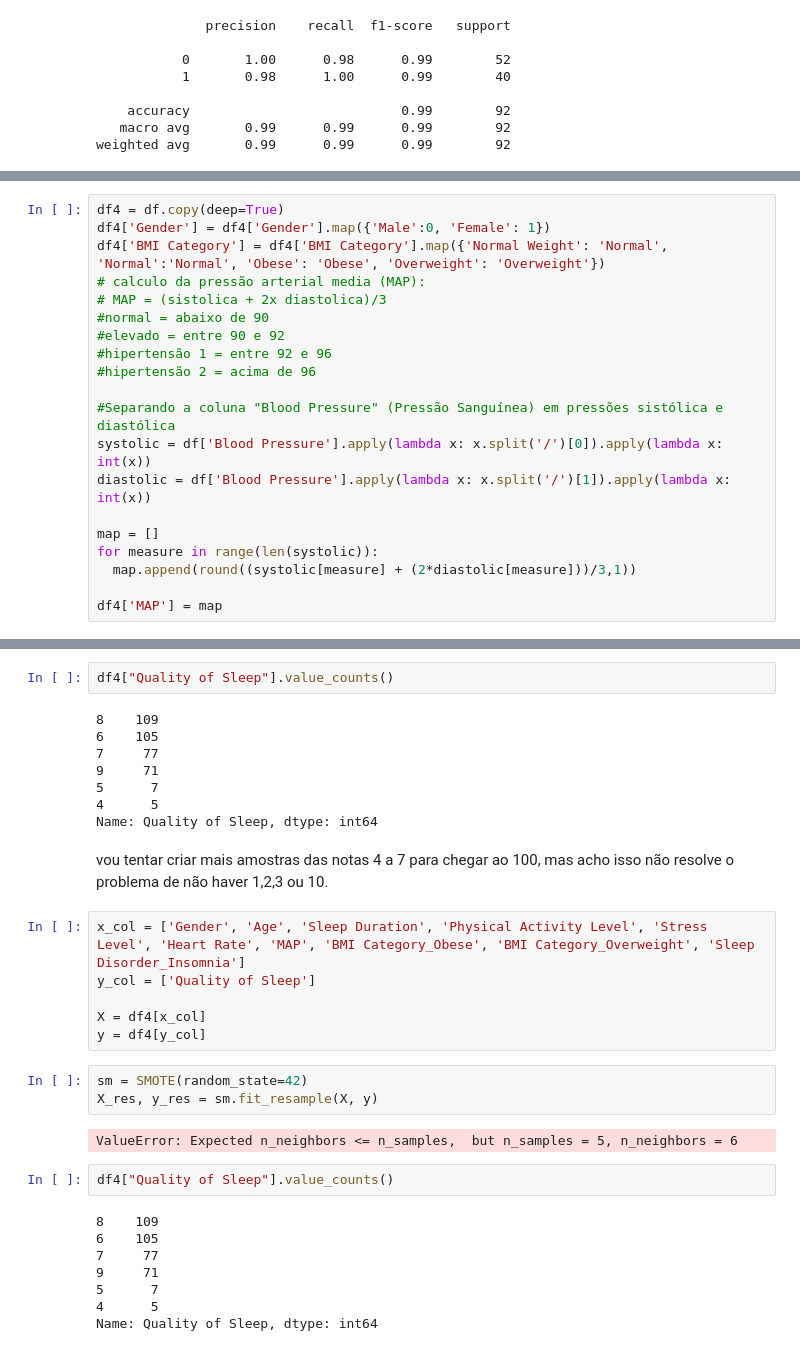
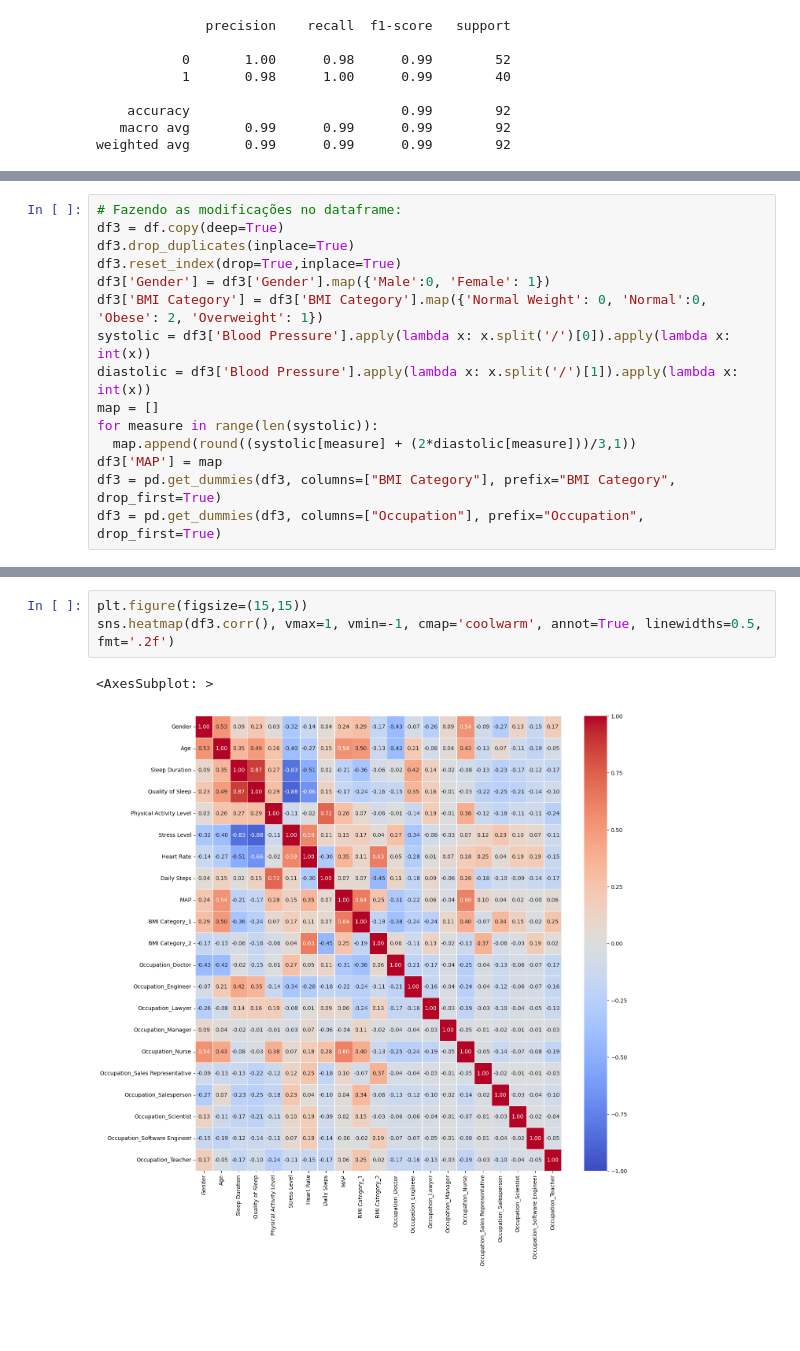
Before and after one commit to juliamuto/projeto_machine_learning_I, a Jupyter notebook: projeto.ipynb, the cells around one changed output, grey strips where cells are left out. Cells and saved outputs as stored; diff of their text form; blank space fills up the shorter version.

```diff
--- a/projeto.ipynb
+++ b/projeto.ipynb
@@ -893,20 +848,15 @@ df4 = df.copy(deep=True)
 # %%
-df4 = df.copy(deep=True)
-df4['Gender'] = df4['Gender'].map({'Male':0, 'Female': 1})
-df4['BMI Category'] = df4['BMI Category'].map({'Normal Weight': 'Normal', 'Normal':'Normal', 'Obese': 'Obese', 'Overweight': 'Overweight'})
-# calculo da pressão arterial media (MAP):
-# MAP = (sistolica + 2x diastolica)/3
-#normal = abaixo de 90
-#elevado = entre 90 e 92
-#hipertensão 1 = entre 92 e 96
-#hipertensão 2 = acima de 96
-
-#Separando a coluna "Blood Pressure" (Pressão Sanguínea) em pressões sistólica e diastólica
-systolic = df['Blood Pressure'].apply(lambda x: x.split('/')[0]).apply(lambda x: int(x))
-diastolic = df['Blood Pressure'].apply(lambda x: x.split('/')[1]).apply(lambda x: int(x))
-
+# Fazendo as modificações no dataframe:
+df3 = df.copy(deep=True)
+df3.drop_duplicates(inplace=True)
+df3.reset_index(drop=True,inplace=True)
+df3['Gender'] = df3['Gender'].map({'Male':0, 'Female': 1})
+df3['BMI Category'] = df3['BMI Category'].map({'Normal Weight': 0, 'Normal':0, 'Obese': 2, 'Overweight': 1})
+systolic = df3['Blood Pressure'].apply(lambda x: x.split('/')[0]).apply(lambda x: int(x))
+diastolic = df3['Blood Pressure'].apply(lambda x: x.split('/')[1]).apply(lambda x: int(x))
 map = []
 for measure in range(len(systolic)):
   map.append(round((systolic[measure] + (2*diastolic[measure]))/3,1))
-
-df4['MAP'] = map
+df3['MAP'] = map
+df3 = pd.get_dummies(df3, columns=["BMI Category"], prefix="BMI Category", drop_first=True)
+df3 = pd.get_dummies(df3, columns=["Occupation"], prefix="Occupation", drop_first=True)
@@ -917,33 +863,6 @@ df4.drop(columns="Sleep Disorder_None", axis=1, inplace=True)
-# %%
-df4["Quality of Sleep"].value_counts()
-# %% [output]
-8    109
-6    105
-7     77
-9     71
-5      7
-4      5
-Name: Quality of Sleep, dtype: int64
-# %% [markdown]
-vou tentar criar mais amostras das notas 4 a 7 para chegar ao 100, mas acho isso não resolve o problema de não haver 1,2,3 ou 10.
-# %%
-x_col = ['Gender', 'Age', 'Sleep Duration', 'Physical Activity Level', 'Stress Level', 'Heart Rate', 'MAP', 'BMI Category_Obese', 'BMI Category_Overweight', 'Sleep Disorder_Insomnia']
-y_col = ['Quality of Sleep']
-
-X = df4[x_col]
-y = df4[y_col]
-# %%
-sm = SMOTE(random_state=42)
-X_res, y_res = sm.fit_resample(X, y)
-# %% [output]
-ValueError: Expected n_neighbors <= n_samples,  but n_samples = 5, n_neighbors = 6
-# %%
-df4["Quality of Sleep"].value_counts()
-# %% [output]
-8    109
-6    105
-7     77
-9     71
-5      7
-4      5
-Name: Quality of Sleep, dtype: int64
+# %%
+plt.figure(figsize=(15,15))
+sns.heatmap(df3.corr(), vmax=1, vmin=-1, cmap='coolwarm', annot=True, linewidths=0.5, fmt='.2f')
+# %% [output]
+<AxesSubplot: >
+[figure, added]
```
Also changed, not shown: parts of 39 cells of this notebook.
